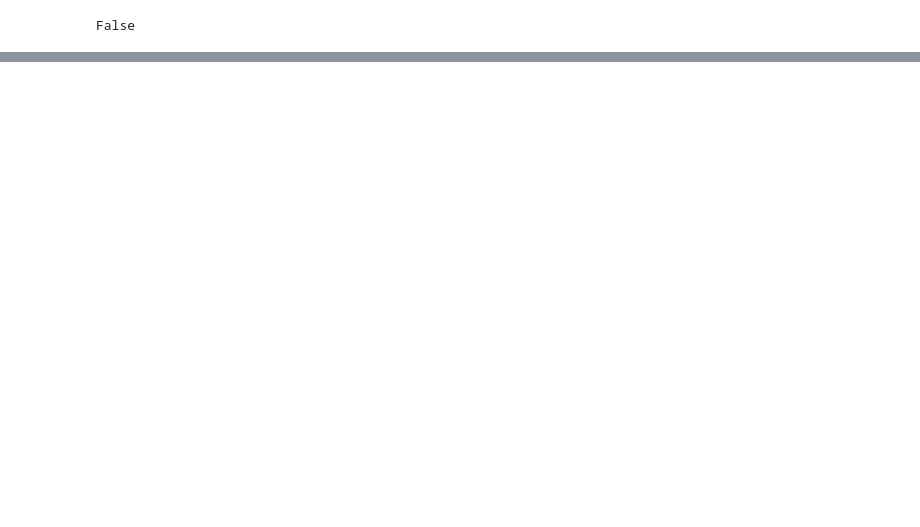
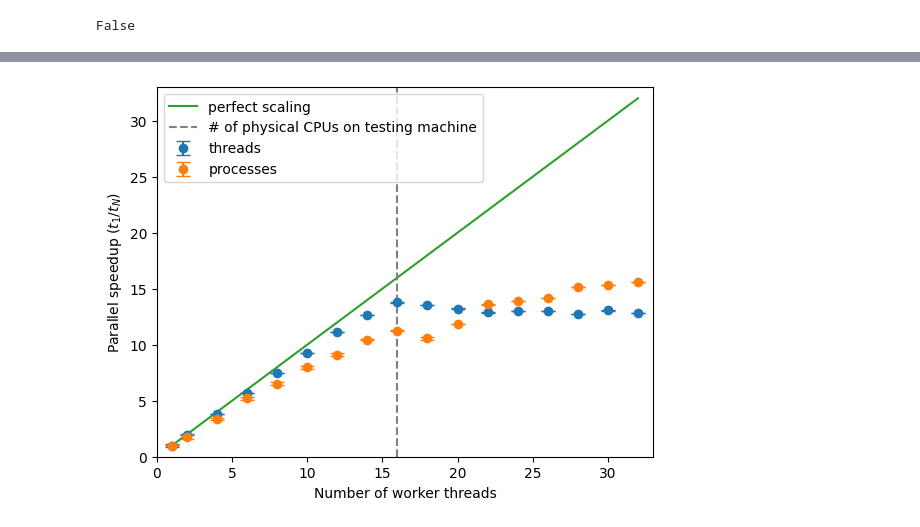
Before and after one commit to Quansight-Labs/free-threaded-compatibility, a Jupyter notebook: docs/examples/mandelbrot-threads.ipynb, the cells around one changed output, grey strips where cells are left out. Saved outputs shown, nothing was run; the diff lists cells and outputs as text; code cells hidden in the pictures; blank space fills up the shorter version.

```diff
--- a/docs/examples/mandelbrot-threads.ipynb
+++ b/docs/examples/mandelbrot-threads.ipynb
@@ -61,0 +72,7 @@ def worker(j_y):
+# %%
+def process_worker(j_y, x_domain, mandelbrot):
+    ret = np.empty((len(j_y), x_domain.shape[0]))
+    for (i, x) in enumerate(x_domain):
+        for (j, y) in j_y:
+            ret[j-j_y[0][0], i] = mandelbrot(x, y)
+    return ret
@@ -62 +114,7 @@ def worker(j_y):
+# %%
+def thread_worker(j_y):
+    ret = np.empty((len(j_y), x_domain.shape[0]))
+    for (i, x) in enumerate(x_domain):
+        for (j, y) in j_y:
+            iteration_array[j, i] = mandelbrot(x, y)
 # %%
@@ -108,0 +162,43 @@ Wall time: 858 ms
+# %%
+def get_results(times):
+    all_runtimes = np.array(list(time.all_runs for time in times.values()))
+    runtimes = np.mean(all_runtimes, axis=1)
+    err = np.std(all_runtimes, axis=1)
+    nworkers = np.array(list(times))
+    return {'runtimes': runtimes, 'err': err, 'nworkers': nworkers}
+# %%
+baseline = times_serial[1].average
+
+for label, times in (
+    # ("serial", times_serial),
+    ("threads", times_threads),
+    ("processes", times_processes),
+):
+    results = get_results(times)
+    plt.errorbar(
+        results['nworkers'],
+        baseline/results['runtimes'],
+        yerr=results['err'],
+        fmt='o',
+        capsize=5,
+        label=label,
+    )
+
+nworkers = get_results(times_threads)['nworkers']
+
+plt.plot(nworkers, nworkers, label="perfect scaling")
+plt.plot(
+    [ncpus // hyperthreads_per_core, ncpus // hyperthreads_per_core],
+    [0, ncpus + 1],
+    linestyle="--",
+    color="grey",
+    label="# of physical CPUs on testing machine",
+)
+plt.legend()
+plt.xlim(0, ncpus + 1)
+plt.ylim(0, ncpus + 1)
+plt.xlabel("Number of worker threads")
+plt.ylabel("Parallel speedup ($t_1/t_N$)")
+plt.show()
+# %% [output]
+[figure, added]
```
Also changed, not shown: parts of 8 cells of this notebook, 1 other file.
